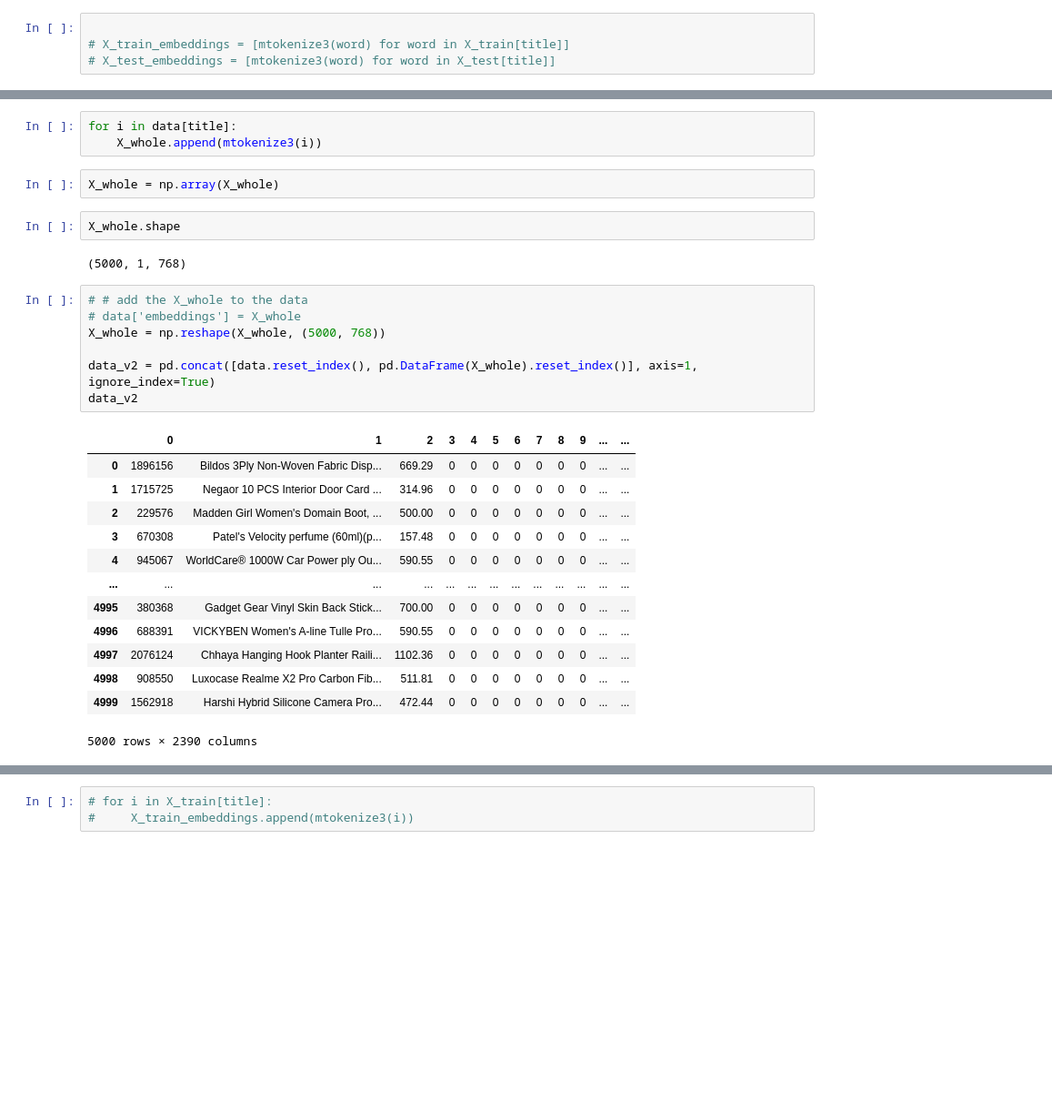
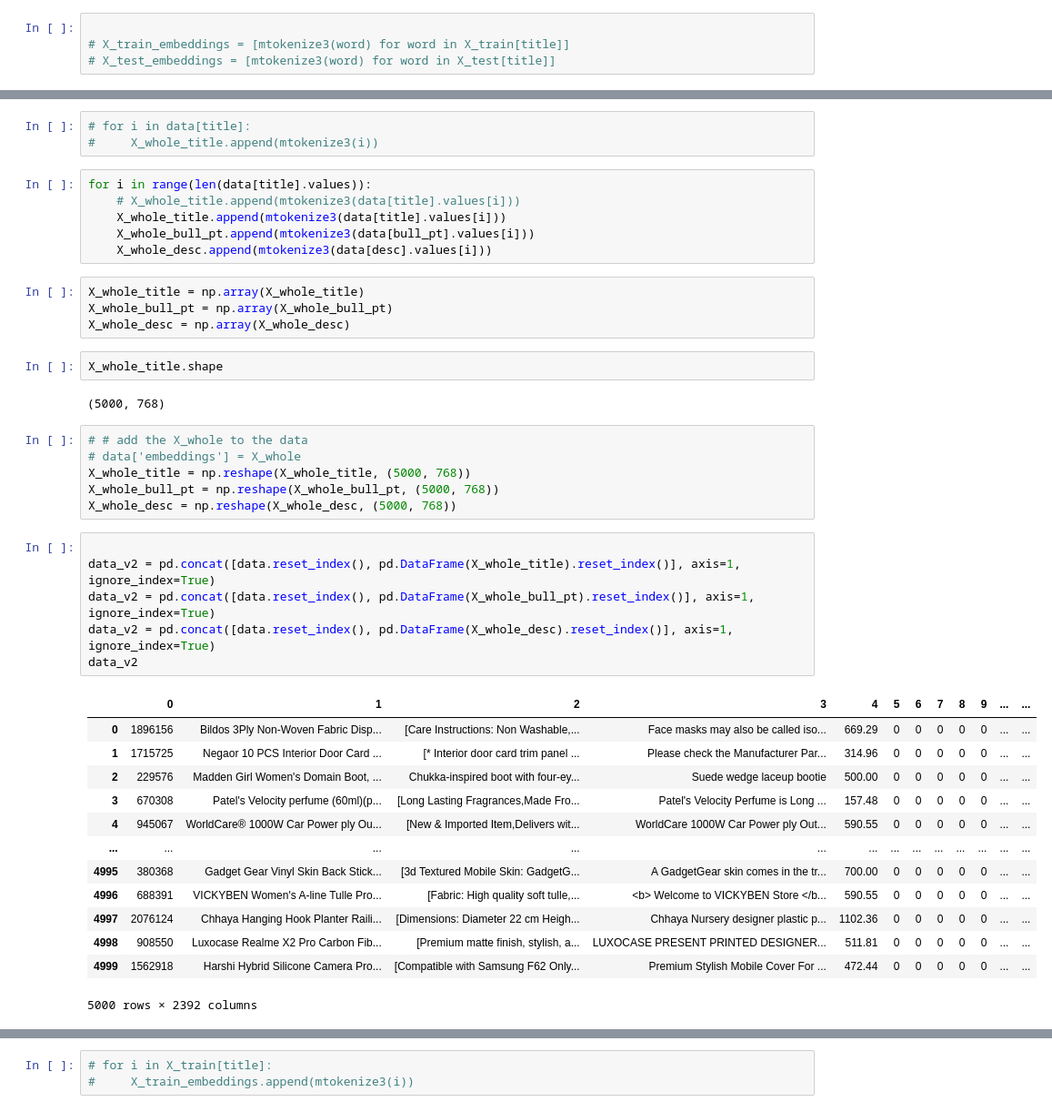
Before and after one commit to DeveloperDowny/ml_ama2, a Jupyter notebook: v2.ipynb, the cells around one changed output, grey strips where cells are left out. Shown at 91% size. Cells and saved outputs as stored; diff of their text form; blank space fills up the shorter version.

```diff
--- a/v2.ipynb
+++ b/v2.ipynb
@@ -422,33 +417,46 @@ X_whole = []
 # %%
-for i in data[title]:
-    X_whole.append(mtokenize3(i))
+# for i in data[title]:
+#     X_whole_title.append(mtokenize3(i))
-# %%
-X_whole = np.array(X_whole)
+# %%
+for i in range(len(data[title].values)):
+    # X_whole_title.append(mtokenize3(data[title].values[i]))
+    X_whole_title.append(mtokenize3(data[title].values[i]))
+    X_whole_bull_pt.append(mtokenize3(data[bull_pt].values[i]))
+    X_whole_desc.append(mtokenize3(data[desc].values[i]))
+# %%
+X_whole_title = np.array(X_whole_title)
+X_whole_bull_pt = np.array(X_whole_bull_pt)
+X_whole_desc = np.array(X_whole_desc)
 # %%
-X_whole.shape
+X_whole_title.shape
 # %% [output]
-(5000, 1, 768)
+(5000, 768)
 # %%
 # # add the X_whole to the data
 # data['embeddings'] = X_whole
-X_whole = np.reshape(X_whole, (5000, 768))
-
-data_v2 = pd.concat([data.reset_index(), pd.DataFrame(X_whole).reset_index()], axis=1, ignore_index=True)
-data_v2
+X_whole_title = np.reshape(X_whole_title, (5000, 768))
+X_whole_bull_pt = np.reshape(X_whole_bull_pt, (5000, 768))
+X_whole_desc = np.reshape(X_whole_desc, (5000, 768))
-# %% [output]
-|  | 0 | 1 | 2 | 3 | 4 | 5 | 6 | 7 | 8 | 9 | ... | ... |
-| 0 | 1896156 | Bildos 3Ply Non-Woven Fabric Disp... | 669.29 | 0 | 0 | 0 | 0 | 0 | 0 | 0 | ... | ... |
-| 1 | 1715725 | Negaor 10 PCS Interior Door Card ... | 314.96 | 0 | 0 | 0 | 0 | 0 | 0 | 0 | ... | ... |
-| 2 | 229576 | Madden Girl Women's Domain Boot, ... | 500.00 | 0 | 0 | 0 | 0 | 0 | 0 | 0 | ... | ... |
-| 3 | 670308 | Patel's Velocity perfume (60ml)(p... | 157.48 | 0 | 0 | 0 | 0 | 0 | 0 | 0 | ... | ... |
-| 4 | 945067 | WorldCare® 1000W Car Power ply Ou... | 590.55 | 0 | 0 | 0 | 0 | 0 | 0 | 0 | ... | ... |
-| ... | ... | ... | ... | ... | ... | ... | ... | ... | ... | ... | ... | ... |
-| 4995 | 380368 | Gadget Gear Vinyl Skin Back Stick... | 700.00 | 0 | 0 | 0 | 0 | 0 | 0 | 0 | ... | ... |
-| 4996 | 688391 | VICKYBEN Women's A-line Tulle Pro... | 590.55 | 0 | 0 | 0 | 0 | 0 | 0 | 0 | ... | ... |
-| 4997 | 2076124 | Chhaya Hanging Hook Planter Raili... | 1102.36 | 0 | 0 | 0 | 0 | 0 | 0 | 0 | ... | ... |
-| 4998 | 908550 | Luxocase Realme X2 Pro Carbon Fib... | 511.81 | 0 | 0 | 0 | 0 | 0 | 0 | 0 | ... | ... |
-| 4999 | 1562918 | Harshi Hybrid Silicone Camera Pro... | 472.44 | 0 | 0 | 0 | 0 | 0 | 0 | 0 | ... | ... |
-5000 rows × 2390 columns
+# %%
+
+data_v2 = pd.concat([data.reset_index(), pd.DataFrame(X_whole_title).reset_index()], axis=1, ignore_index=True)
+data_v2 = pd.concat([data.reset_index(), pd.DataFrame(X_whole_bull_pt).reset_index()], axis=1, ignore_index=True)
+data_v2 = pd.concat([data.reset_index(), pd.DataFrame(X_whole_desc).reset_index()], axis=1, ignore_index=True)
+data_v2
+# %% [output]
+|  | 0 | 1 | 2 | 3 | 4 | 5 | 6 | 7 | 8 | 9 | ... | ... |
+| 0 | 1896156 | Bildos 3Ply Non-Woven Fabric Disp... | [Care Instructions: Non Washable,... | Face masks may also be called iso... | 669.29 | 0 | 0 | 0 | 0 | 0 | ... | ... |
+| 1 | 1715725 | Negaor 10 PCS Interior Door Card ... | [* Interior door card trim panel ... | Please check the Manufacturer Par... | 314.96 | 0 | 0 | 0 | 0 | 0 | ... | ... |
+| 2 | 229576 | Madden Girl Women's Domain Boot, ... | Chukka-inspired boot with four-ey... | Suede wedge laceup bootie | 500.00 | 0 | 0 | 0 | 0 | 0 | ... | ... |
+| 3 | 670308 | Patel's Velocity perfume (60ml)(p... | [Long Lasting Fragrances,Made Fro... | Patel's Velocity Perfume is Long ... | 157.48 | 0 | 0 | 0 | 0 | 0 | ... | ... |
+| 4 | 945067 | WorldCare® 1000W Car Power ply Ou... | [New & Imported Item,Delivers wit... | WorldCare 1000W Car Power ply Out... | 590.55 | 0 | 0 | 0 | 0 | 0 | ... | ... |
+| ... | ... | ... | ... | ... | ... | ... | ... | ... | ... | ... | ... | ... |
+| 4995 | 380368 | Gadget Gear Vinyl Skin Back Stick... | [3d Textured Mobile Skin: GadgetG... | A GadgetGear skin comes in the tr... | 700.00 | 0 | 0 | 0 | 0 | 0 | ... | ... |
+| 4996 | 688391 | VICKYBEN Women's A-line Tulle Pro... | [Fabric: High quality soft tulle,... | <b> Welcome to VICKYBEN Store </b... | 590.55 | 0 | 0 | 0 | 0 | 0 | ... | ... |
+| 4997 | 2076124 | Chhaya Hanging Hook Planter Raili... | [Dimensions: Diameter 22 cm Heigh... | Chhaya Nursery designer plastic p... | 1102.36 | 0 | 0 | 0 | 0 | 0 | ... | ... |
+| 4998 | 908550 | Luxocase Realme X2 Pro Carbon Fib... | [Premium matte finish, stylish, a... | LUXOCASE PRESENT PRINTED DESIGNER... | 511.81 | 0 | 0 | 0 | 0 | 0 | ... | ... |
+| 4999 | 1562918 | Harshi Hybrid Silicone Camera Pro... | [Compatible with Samsung F62 Only... | Premium Stylish Mobile Cover For ... | 472.44 | 0 | 0 | 0 | 0 | 0 | ... | ... |
+5000 rows × 2392 columns
 # %%
 data_v2.shape
 # %% [output]
```
Also changed, not shown: parts of 22 cells of this notebook, 1 other file.
